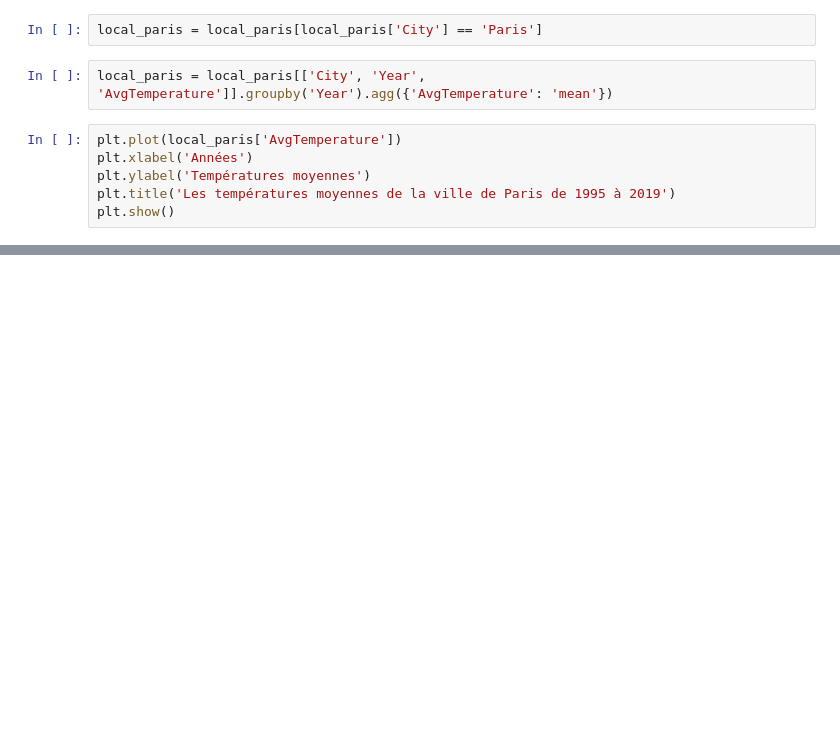
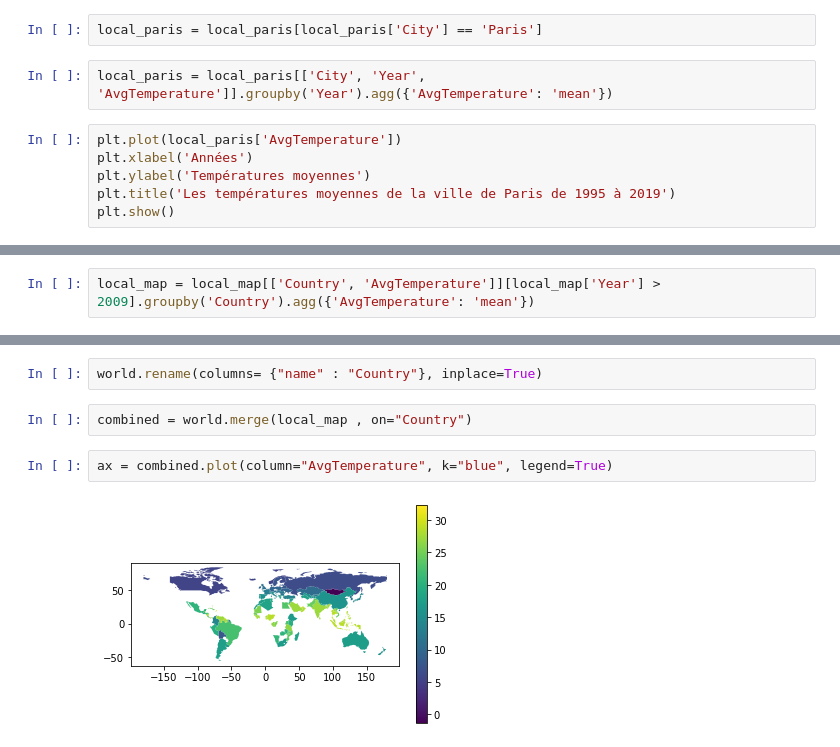
Before and after one commit to MaximeVeysseyre/Climatologie, a Jupyter notebook: main.ipynb, the cells around one changed output, grey strips where cells are left out. Saved outputs shown, nothing was run; the diff lists cells and outputs as text; blank space fills up the shorter version.

```diff
--- a/main.ipynb
+++ b/main.ipynb
@@ -181,0 +189,2 @@ plt.show()
+# %%
+local_map = local_map[['Country', 'AvgTemperature']][local_map['Year'] > 2009].groupby('Country').agg({'AvgTemperature': 'mean'})
@@ -181,0 +198,8 @@ plt.show()
+# %%
+world.rename(columns= {"name" : "Country"}, inplace=True)
+# %%
+combined = world.merge(local_map , on="Country")
+# %%
+ax = combined.plot(column="AvgTemperature", k="blue", legend=True)
+# %% [output]
+[figure, added]
```
Also changed, not shown: parts of 5 cells of this notebook.
